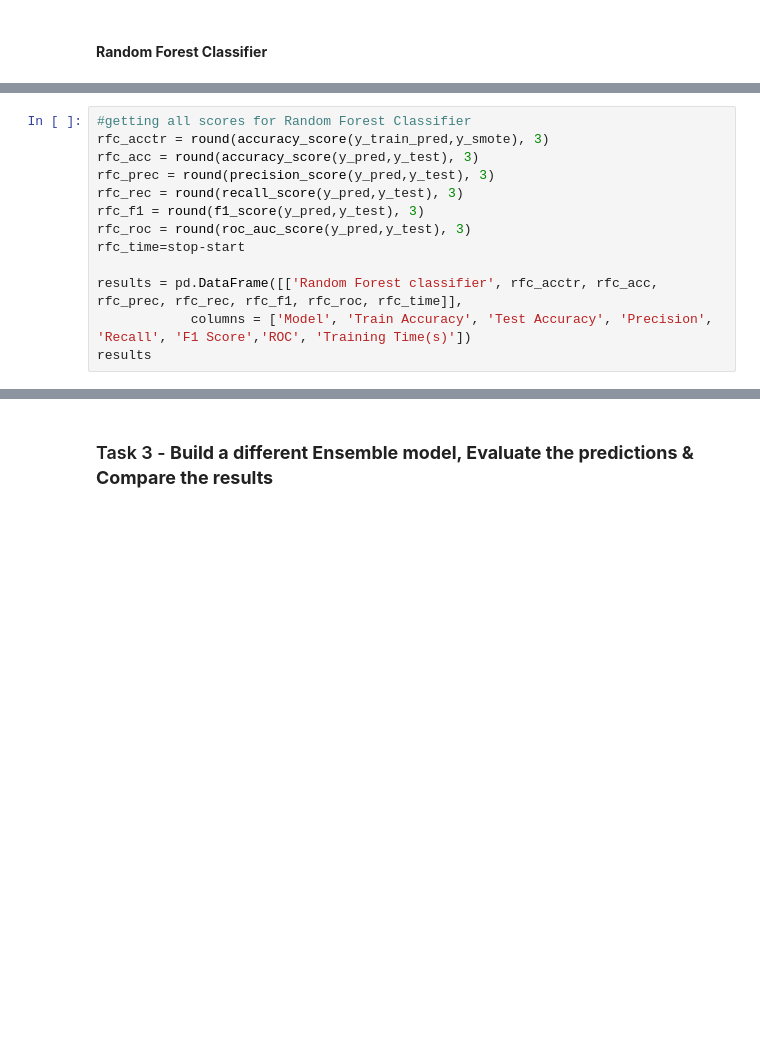
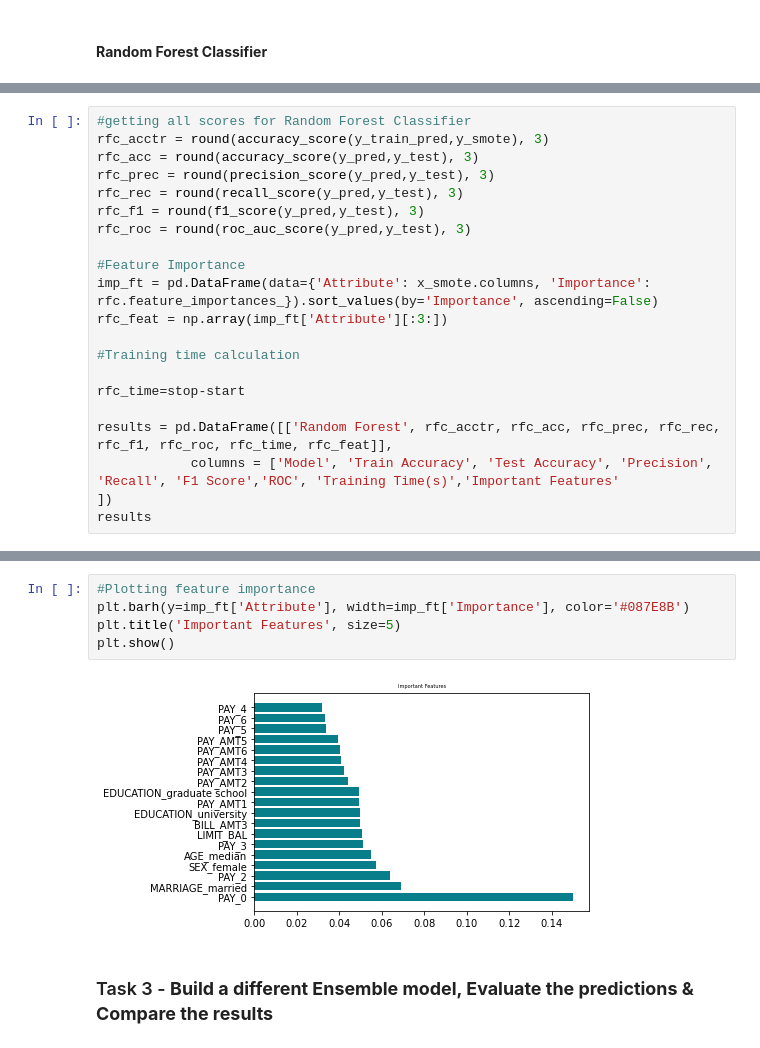
Before and after one commit to sebastianbirk/datascience-bootcamp, a Jupyter notebook: content/05_supervised_machine_learning/LAB_Classification_Day1 & Day2.ipynb, the cells around one changed output, grey strips where cells are left out. Saved outputs shown, nothing was run; the diff lists cells and outputs as text; blank space fills up the shorter version.

```diff
--- a/content/05_supervised_machine_learning/LAB_Classification_Day1 & Day2.ipynb
+++ b/content/05_supervised_machine_learning/LAB_Classification_Day1 & Day2.ipynb
@@ -136,8 +172,16 @@ rfc_prec = round(precision_score(y_pred,y_test), 3)
 rfc_rec = round(recall_score(y_pred,y_test), 3)
 rfc_f1 = round(f1_score(y_pred,y_test), 3)
 rfc_roc = round(roc_auc_score(y_pred,y_test), 3)
+
+#Feature Importance
+imp_ft = pd.DataFrame(data={'Attribute': x_smote.columns, 'Importance': rfc.feature_importances_}).sort_values(by='Importance', ascending=False)
+rfc_feat = np.array(imp_ft['Attribute'][:3:])
+
+#Training time calculation
+
 rfc_time=stop-start
 
-results = pd.DataFrame([['Random Forest classifier', rfc_acctr, rfc_acc, rfc_prec, rfc_rec, rfc_f1, rfc_roc, rfc_time]],
-            columns = ['Model', 'Train Accuracy', 'Test Accuracy', 'Precision', 'Recall', 'F1 Score','ROC', 'Training Time(s)'])
+results = pd.DataFrame([['Random Forest', rfc_acctr, rfc_acc, rfc_prec, rfc_rec, rfc_f1, rfc_roc, rfc_time, rfc_feat]],
+            columns = ['Model', 'Train Accuracy', 'Test Accuracy', 'Precision', 'Recall', 'F1 Score','ROC', 'Training Time(s)','Important Features'
+])
 results
@@ -144,3 +191,10 @@ results
+# %%
+#Plotting feature importance
+plt.barh(y=imp_ft['Attribute'], width=imp_ft['Importance'], color='#087E8B')
+plt.title('Important Features', size=5)
+plt.show()
+# %% [output]
+[figure, added]
 # %% [markdown]
 ### Task 3 -  **Build a different Ensemble model, Evaluate the predictions & Compare the results**
 # %%
```
Also changed, not shown: parts of 15 cells of this notebook, 1 other file.
